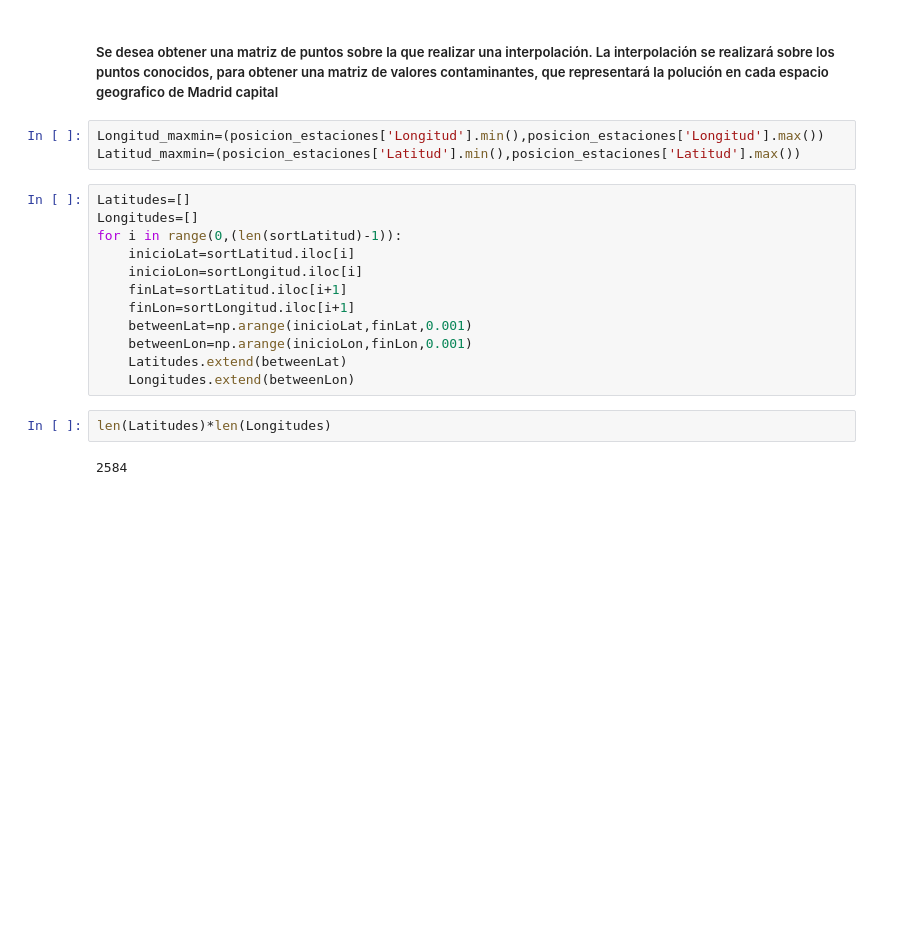
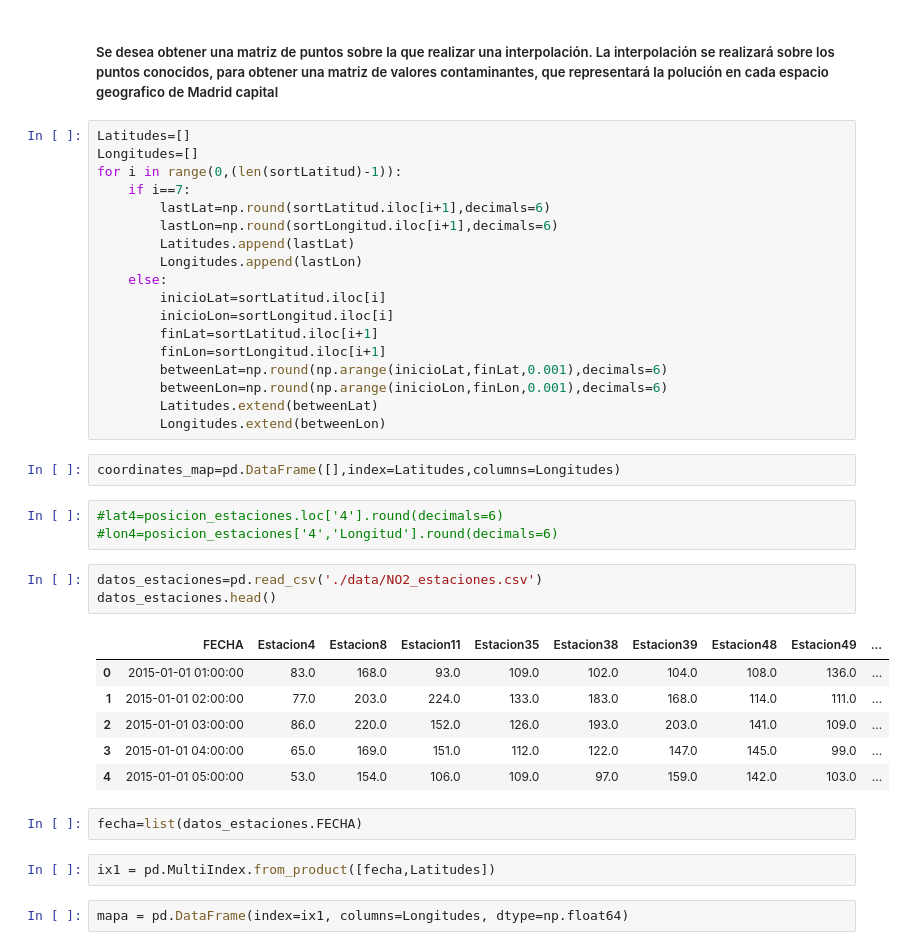
Before and after one commit to PeibolVL/TFM_MasterDataScience, a Jupyter notebook: Map_of_pollution.ipynb, the cells around one changed output. Saved outputs shown, nothing was run; the diff lists cells and outputs as text; blank space fills up the shorter version.

```diff
--- a/Map_of_pollution.ipynb
+++ b/Map_of_pollution.ipynb
@@ -43,22 +47,42 @@ sortLatitud=posicion_estaciones['Latitud'].sort_values()
 sortLongitud=posicion_estaciones['Longitud'].sort_values()
 # %% [markdown]
 ##### Se desea obtener una matriz de puntos sobre la que realizar una interpolación. La interpolación se realizará sobre los puntos conocidos, para obtener una matriz de valores contaminantes, que representará la polución en cada espacio geografico de Madrid capital
-# %%
-Longitud_maxmin=(posicion_estaciones['Longitud'].min(),posicion_estaciones['Longitud'].max())
-Latitud_maxmin=(posicion_estaciones['Latitud'].min(),posicion_estaciones['Latitud'].max())
 # %%
 Latitudes=[]
 Longitudes=[]
 for i in range(0,(len(sortLatitud)-1)):
-    inicioLat=sortLatitud.iloc[i]
-    inicioLon=sortLongitud.iloc[i]
-    finLat=sortLatitud.iloc[i+1]
-    finLon=sortLongitud.iloc[i+1]
-    betweenLat=np.arange(inicioLat,finLat,0.001)
-    betweenLon=np.arange(inicioLon,finLon,0.001)
-    Latitudes.extend(betweenLat)
-    Longitudes.extend(betweenLon)
+    if i==7:
+        lastLat=np.round(sortLatitud.iloc[i+1],decimals=6)
+        lastLon=np.round(sortLongitud.iloc[i+1],decimals=6)
+        Latitudes.append(lastLat)
+        Longitudes.append(lastLon)
+    else:
+        inicioLat=sortLatitud.iloc[i]
+        inicioLon=sortLongitud.iloc[i]
+        finLat=sortLatitud.iloc[i+1]
+        finLon=sortLongitud.iloc[i+1]
+        betweenLat=np.round(np.arange(inicioLat,finLat,0.001),decimals=6)
+        betweenLon=np.round(np.arange(inicioLon,finLon,0.001),decimals=6)
+        Latitudes.extend(betweenLat)
+        Longitudes.extend(betweenLon)
-# %%
-len(Latitudes)*len(Longitudes)
-# %% [output]
-2584
+# %%
+coordinates_map=pd.DataFrame([],index=Latitudes,columns=Longitudes)
+# %%
+#lat4=posicion_estaciones.loc['4'].round(decimals=6)
+#lon4=posicion_estaciones['4','Longitud'].round(decimals=6)
+# %%
+datos_estaciones=pd.read_csv('./data/NO2_estaciones.csv')
+datos_estaciones.head()
+# %% [output]
+|  | FECHA | Estacion4 | Estacion8 | Estacion11 | Estacion35 | Estacion38 | Estacion39 | Estacion48 | Estacion49 | ... |
+| 0 | 2015-01-01 01:00:00 | 83.0 | 168.0 | 93.0 | 109.0 | 102.0 | 104.0 | 108.0 | 136.0 | ... |
+| 1 | 2015-01-01 02:00:00 | 77.0 | 203.0 | 224.0 | 133.0 | 183.0 | 168.0 | 114.0 | 111.0 | ... |
+| 2 | 2015-01-01 03:00:00 | 86.0 | 220.0 | 152.0 | 126.0 | 193.0 | 203.0 | 141.0 | 109.0 | ... |
+| 3 | 2015-01-01 04:00:00 | 65.0 | 169.0 | 151.0 | 112.0 | 122.0 | 147.0 | 145.0 | 99.0 | ... |
+| 4 | 2015-01-01 05:00:00 | 53.0 | 154.0 | 106.0 | 109.0 | 97.0 | 159.0 | 142.0 | 103.0 | ... |
+# %%
+fecha=list(datos_estaciones.FECHA)
+# %%
+ix1 = pd.MultiIndex.from_product([fecha,Latitudes])
+# %%
+mapa = pd.DataFrame(index=ix1, columns=Longitudes, dtype=np.float64)
```
Also changed, not shown: parts of 6 cells of this notebook, 1 other file.
